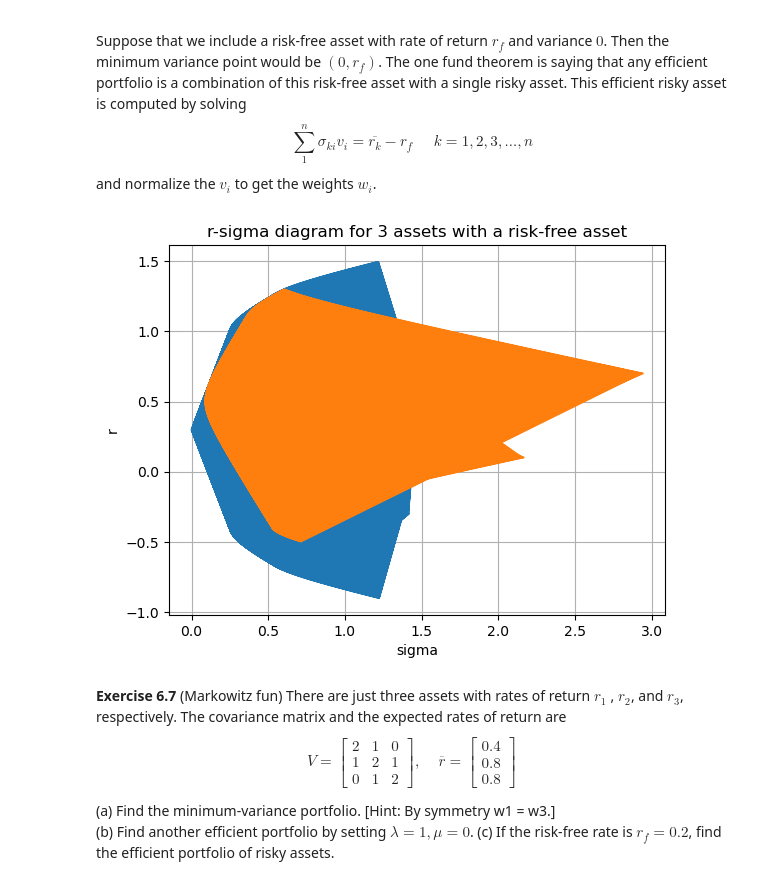
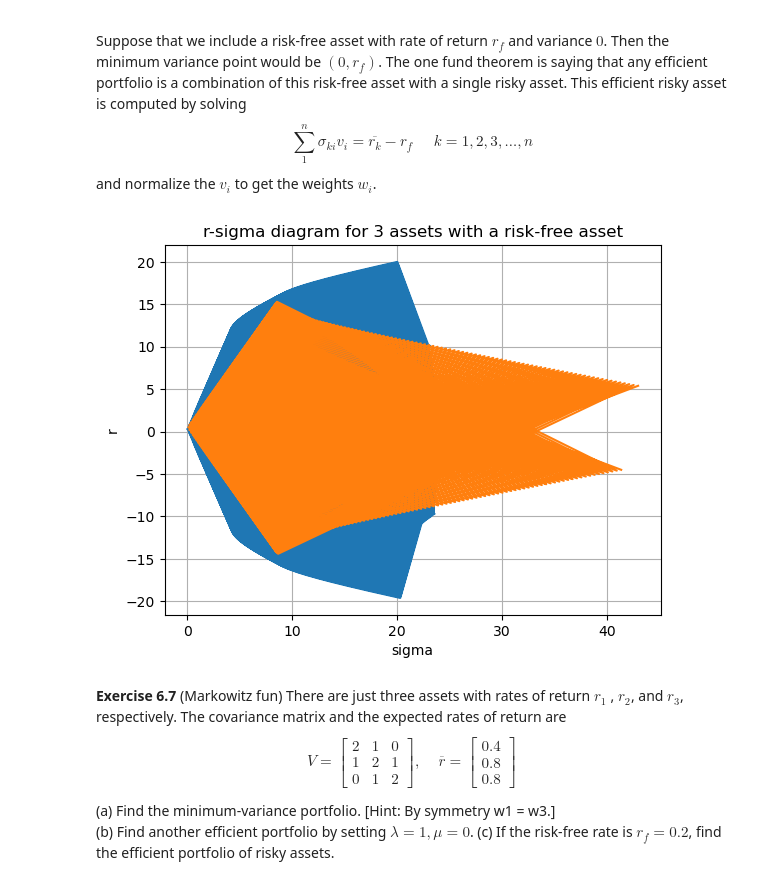
Before and after one commit to AvaM1/Math134_Notes, a Jupyter notebook: 134A Week 7.ipynb, the cells around one changed output. Saved outputs shown, nothing was run; the diff lists cells and outputs as text; code cells hidden in the pictures.

```diff
--- a/134A Week 7.ipynb
+++ b/134A Week 7.ipynb
@@ -184,35 +184,35 @@ sigma23 = rho23 * sigma2 * sigma3
 
 def r(alpha1, alpha2, alpha3):
     return alpha1 * r1 + alpha2 * r2 + alpha3 * r3 + (1 - alpha1 - alpha2 - alpha3) * rf
 
 def sigma(alpha1, alpha2, alpha3):
     return np.sqrt(alpha1**2 * sigma1**2 + alpha2**2 * sigma2**2 +alpha3 **2 * sigma3**2 + 2 * alpha1 * alpha2 * sigma12 + 2 * alpha1 * alpha3 * sigma13 + alpha2 * alpha3 * sigma23)
 
-alpha1, alpha2, alpha3 = np.mgrid[-3:3:0.02, -3:3:0.02, -3:3:0.02]
+alpha1, alpha2, alpha3 = np.mgrid[-50:50:1, -50:50:1, -50:50:1]
 
 rlist = r(alpha1, alpha2, alpha3).flatten()
 sigmalist = sigma(alpha1, alpha2, alpha3).flatten()
 
 plt.plot(sigmalist, rlist)
 
 def rold(alpha1, alpha2):
     return alpha1 * r1 + alpha2 * r2 + (1 - alpha1 - alpha2) * r3
 
 def sigmaold(alpha1, alpha2):
     return np.sqrt(alpha1**2 * sigma1**2 + alpha2**2 * sigma2**2 + (1-alpha1 - alpha2)**2 * sigma3**2 + 2 * alpha1 * alpha2 * sigma12 + 2 * alpha1 * (1-alpha1-alpha2) * sigma13 + alpha2 * (1-alpha1 - alpha2) * sigma23)
 
 rlistold = rold(alpha1, alpha2).flatten()
 sigmalistold = sigmaold(alpha1, alpha2).flatten()
 
 plt.plot(sigmalistold, rlistold)
 
 plt.xlabel('sigma')
 plt.ylabel('r')
 plt.title('r-sigma diagram for 3 assets with a risk-free asset')
 plt.grid(True)
 plt.show()
 # %% [output]
-[figure, old version]
+[figure, new version]
 # %% [markdown]
 **Exercise 6.7** (Markowitz fun) There are just three assets with rates of return $r_1$ , $r_2$, and $r_3$, respectively. The covariance matrix and the expected rates of return are
 $$V = \begin{bmatrix}2 & 1 & 0 \\ 1 & 2 & 1 \\ 0 & 1 & 2\end{bmatrix},\;\;\;\;\overline{r} = \begin{bmatrix}0.4 \\ 0.8 \\ 0.8\end{bmatrix}$$
```
Also changed, not shown: 2 other files.
